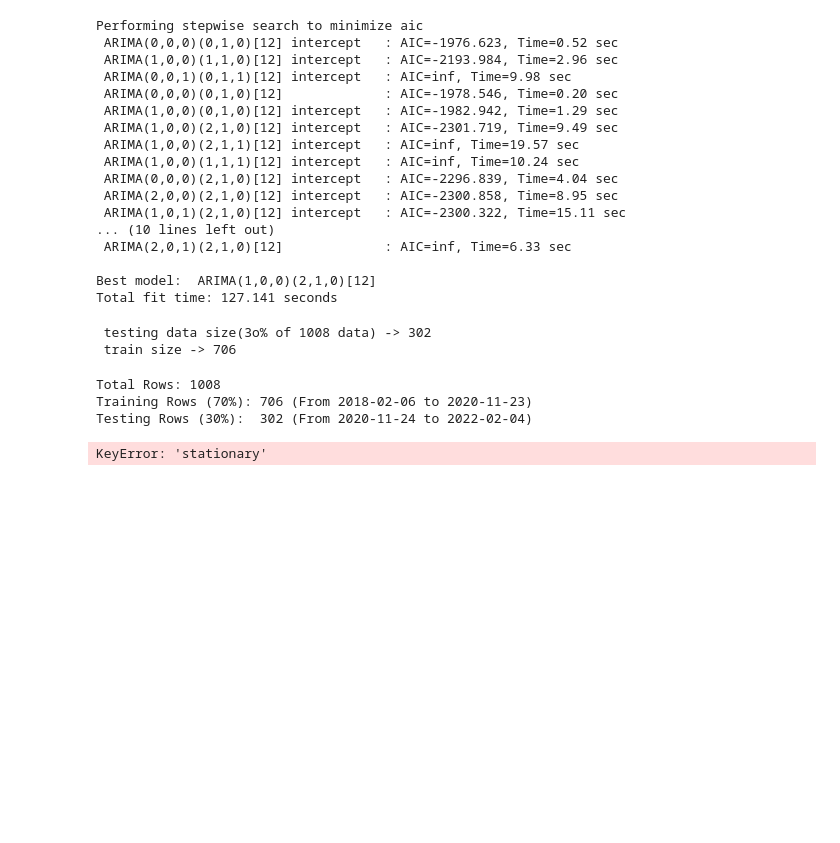
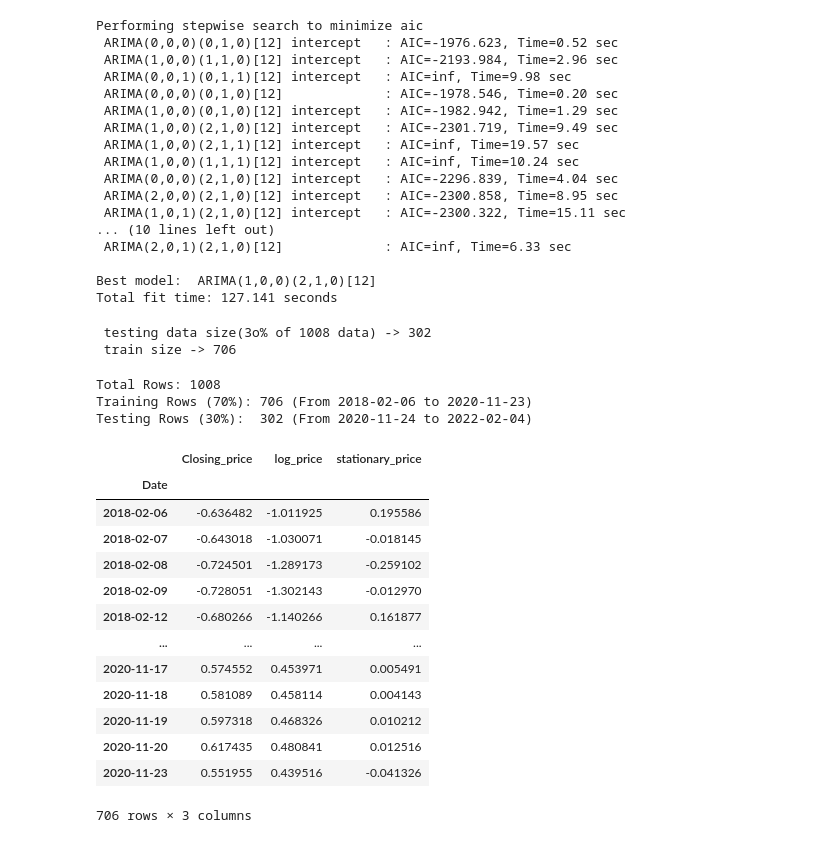
Before and after one commit to Sharddha-Sharddha/prt_practice, a Jupyter notebook: prt_practice.ipynb, the cells around one changed output. Cells and saved outputs as stored; diff of their text form; code cells hidden in the pictures; blank space fills up the shorter version.

```diff
--- a/prt_practice.ipynb
+++ b/prt_practice.ipynb
@@ -591,7 +586,17 @@ x_train,x_test,y_train,y_test =train_test_split(train_sample,test_sample,)
-# %%
-model = ARIMA(
-    clean_df_2['stationary_price'],
-
-)
-# %% [output]
-KeyError: 'stationary'
+# %%
+train_sample
+# %% [output]
+|  | Closing_price | log_price | stationary_price |
+| Date |  |  |  |
+| 2018-02-06 | -0.636482 | -1.011925 | 0.195586 |
+| 2018-02-07 | -0.643018 | -1.030071 | -0.018145 |
+| 2018-02-08 | -0.724501 | -1.289173 | -0.259102 |
+| 2018-02-09 | -0.728051 | -1.302143 | -0.012970 |
+| 2018-02-12 | -0.680266 | -1.140266 | 0.161877 |
+| ... | ... | ... | ... |
+| 2020-11-17 | 0.574552 | 0.453971 | 0.005491 |
+| 2020-11-18 | 0.581089 | 0.458114 | 0.004143 |
+| 2020-11-19 | 0.597318 | 0.468326 | 0.010212 |
+| 2020-11-20 | 0.617435 | 0.480841 | 0.012516 |
+| 2020-11-23 | 0.551955 | 0.439516 | -0.041326 |
+706 rows × 3 columns
```
Also changed, not shown: parts of 6 cells of this notebook.
